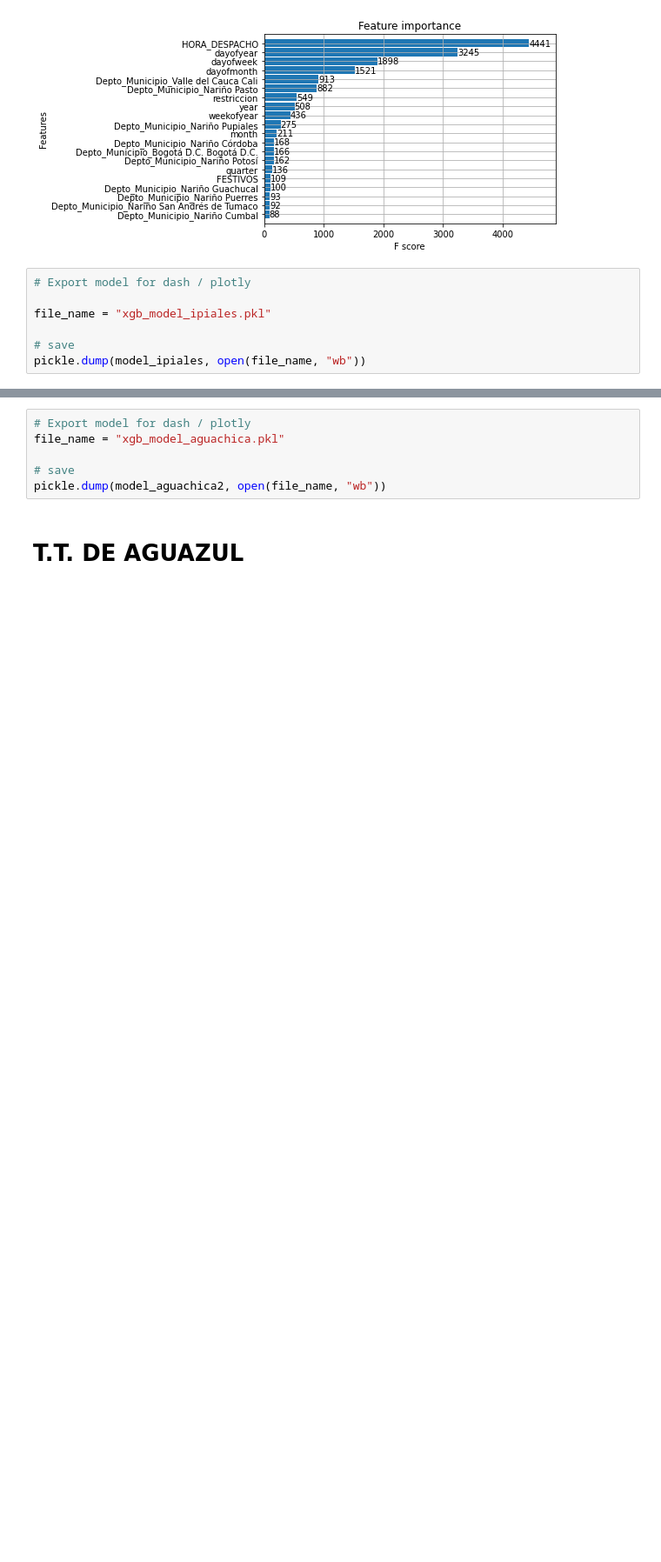
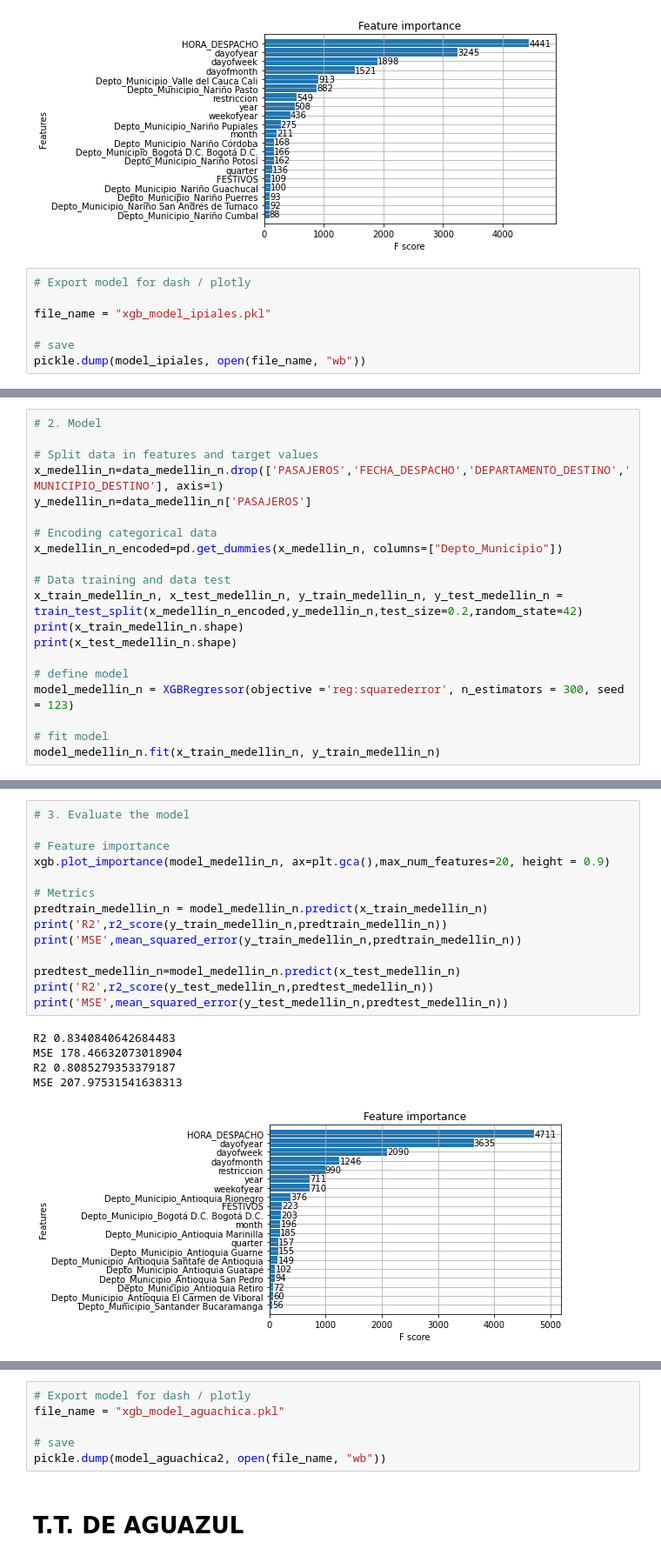
Before and after one commit to jarubios/passengers_predict_Team86, a Jupyter notebook: Model_XGBoost_Terminal.ipynb, the cells around one changed output, grey strips where cells are left out. Shown at 87% size. Drawn from its saved outputs; the diff is of its cells as text; blank space fills up the shorter version.

```diff
--- a/Model_XGBoost_Terminal.ipynb
+++ b/Model_XGBoost_Terminal.ipynb
@@ -2341,0 +2498,20 @@ pickle.dump(model_ipiales, open(file_name, "wb"))
+# %%
+# 2. Model
+
+# Split data in features and target values
+x_medellin_n=data_medellin_n.drop(['PASAJEROS','FECHA_DESPACHO','DEPARTAMENTO_DESTINO','MUNICIPIO_DESTINO'], axis=1)
+y_medellin_n=data_medellin_n['PASAJEROS']
+
+# Encoding categorical data
+x_medellin_n_encoded=pd.get_dummies(x_medellin_n, columns=["Depto_Municipio"])
+
+# Data training and data test
+x_train_medellin_n, x_test_medellin_n, y_train_medellin_n, y_test_medellin_n = train_test_split(x_medellin_n_encoded,y_medellin_n,test_size=0.2,random_state=42)
+print(x_train_medellin_n.shape)
+print(x_test_medellin_n.shape)
+
+# define model
+model_medellin_n = XGBRegressor(objective ='reg:squarederror', n_estimators = 300, seed = 123)
+
+# fit model
+model_medellin_n.fit(x_train_medellin_n, y_train_medellin_n)
@@ -2341,0 +2530,20 @@ pickle.dump(model_ipiales, open(file_name, "wb"))
+# %%
+# 3. Evaluate the model
+
+# Feature importance
+xgb.plot_importance(model_medellin_n, ax=plt.gca(),max_num_features=20, height = 0.9)
+
+# Metrics
+predtrain_medellin_n = model_medellin_n.predict(x_train_medellin_n)
+print('R2',r2_score(y_train_medellin_n,predtrain_medellin_n))
+print('MSE',mean_squared_error(y_train_medellin_n,predtrain_medellin_n))
+
+predtest_medellin_n=model_medellin_n.predict(x_test_medellin_n)
+print('R2',r2_score(y_test_medellin_n,predtest_medellin_n))
+print('MSE',mean_squared_error(y_test_medellin_n,predtest_medellin_n))
+# %% [output]
+R2 0.8340840642684483
+MSE 178.46632073018904
+R2 0.8085279353379187
+MSE 207.97531541638313
+[figure, added]
```
Also changed, not shown: parts of 243 cells of this notebook.
